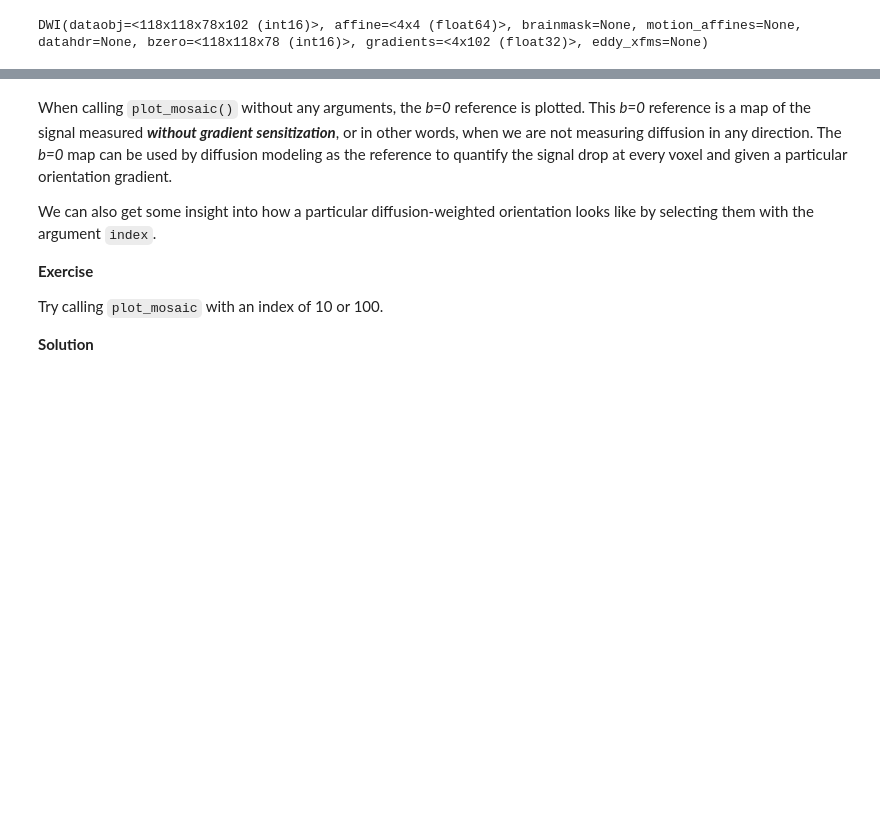
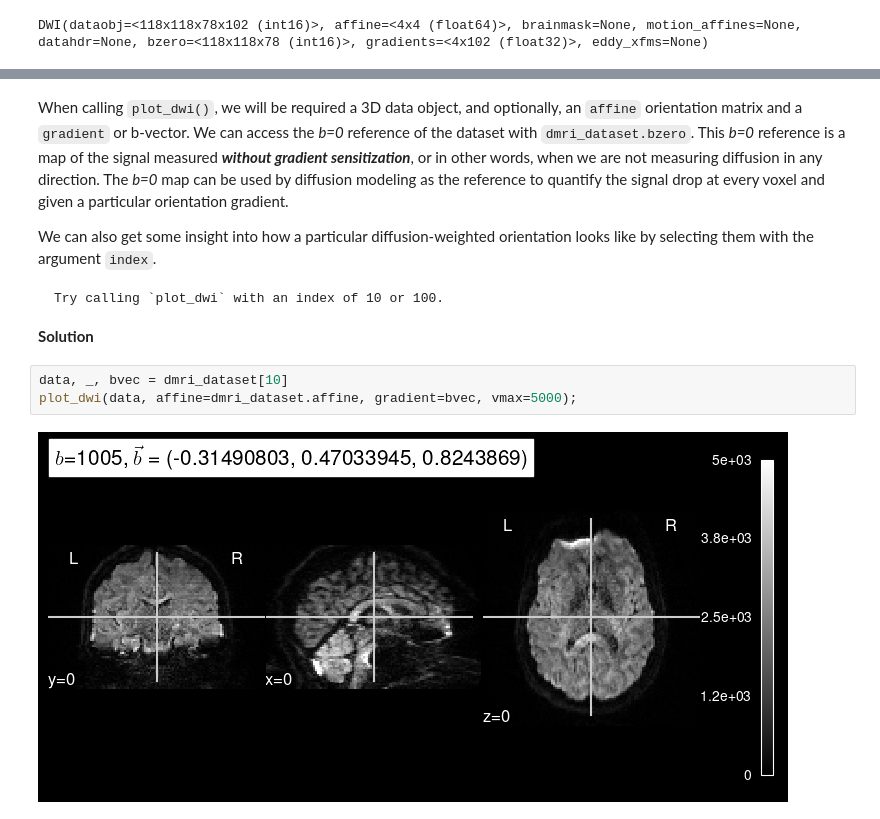
Before and after one commit to nipreps/nipreps-book, a Jupyter notebook: docs/notebook/02-data.ipynb, the cells around one changed output, grey strips where cells are left out. Saved outputs shown, nothing was run; the diff lists cells and outputs as text; blank space fills up the shorter version.

````diff
--- a/docs/notebook/02-data.ipynb
+++ b/docs/notebook/02-data.ipynb
@@ -130,12 +148,18 @@ from nireports.reportlets.modality.dwi import plot_dwi
 # %% [markdown]
-When calling `plot_mosaic()` without any arguments, the *b=0* reference is plotted.
+When calling `plot_dwi()`, we will be required a 3D data object, and optionally, an `affine` orientation matrix and a `gradient` or b-vector.
+We can access the *b=0* reference of the dataset with `dmri_dataset.bzero`.
 This *b=0* reference is a map of the signal measured ***without gradient sensitization***, or in other words, when we are not measuring diffusion in any direction.
 The *b=0* map can be used by diffusion modeling as the reference to quantify the signal drop at every voxel and given a particular orientation gradient.
 
 We can also get some insight into how a particular diffusion-weighted orientation looks like by selecting them with the argument `index`.
 
-**Exercise**
-
-Try calling `plot_mosaic` with an index of 10 or 100.
+```{admonition} Exercise
+Try calling `plot_dwi` with an index of 10 or 100.
+```
 
 **Solution**
+# %%
+data, _, bvec = dmri_dataset[10]
+plot_dwi(data, affine=dmri_dataset.affine, gradient=bvec, vmax=5000);
+# %% [output]
+[figure, added]
````
Also changed, not shown: parts of 21 cells of this notebook, 5 other files.
